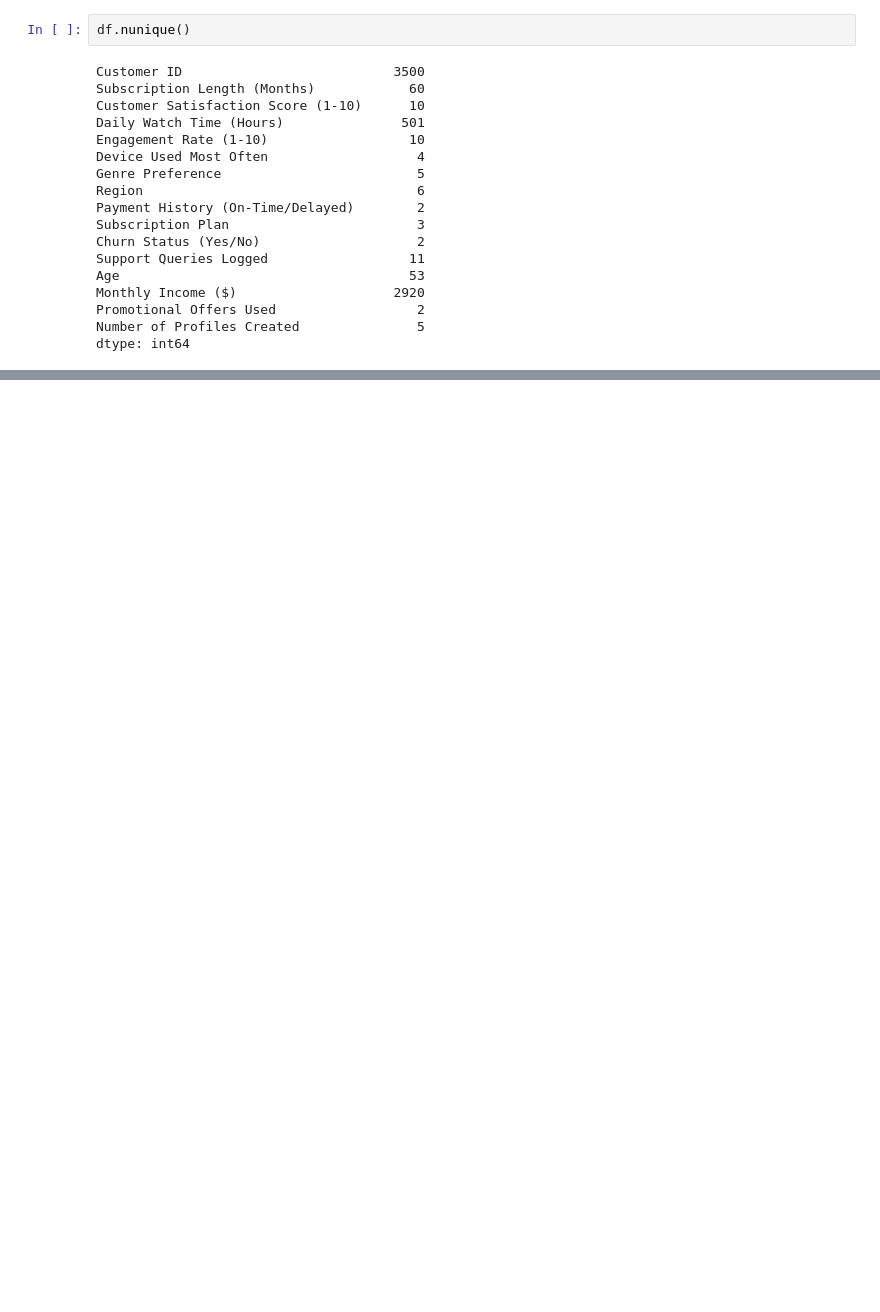
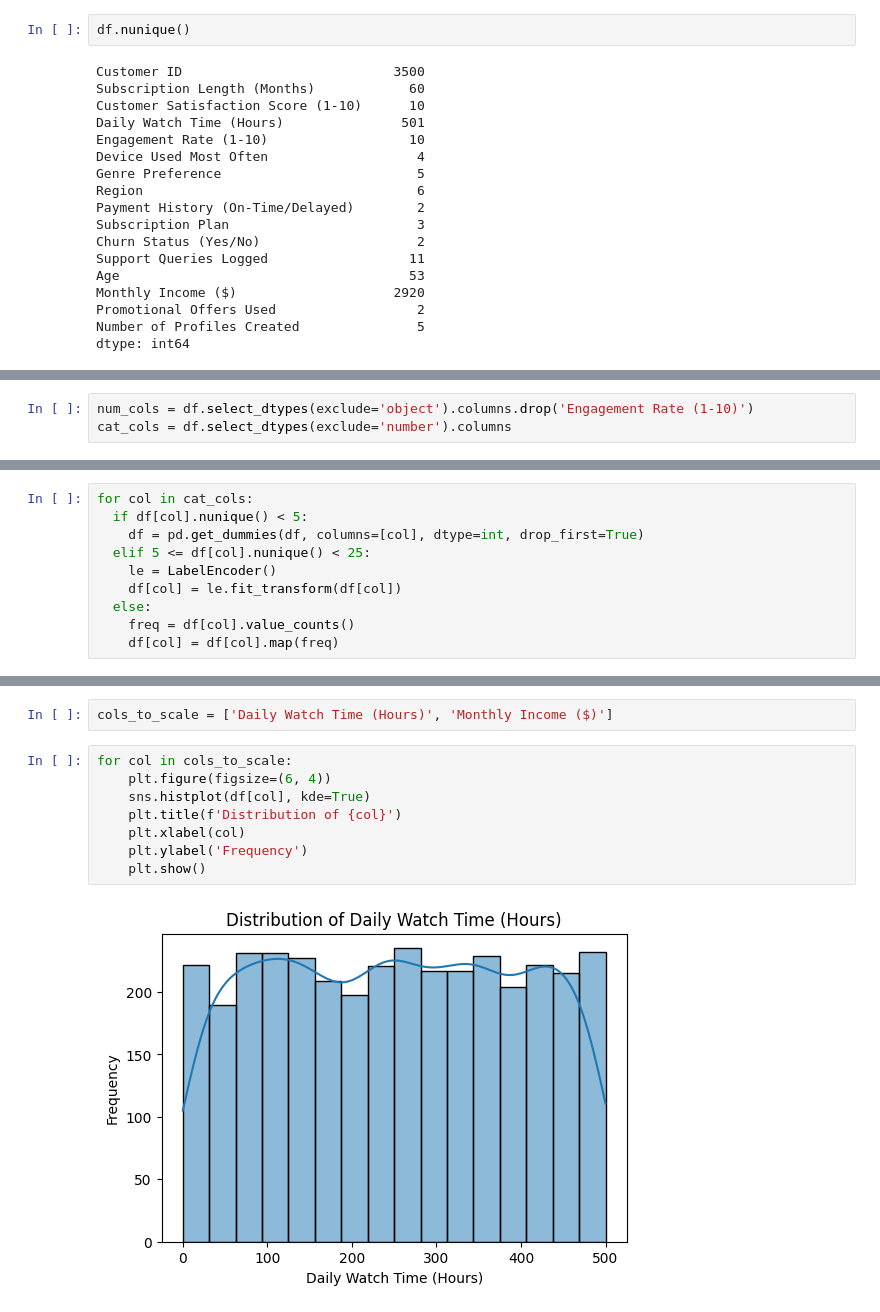
Before and after one commit to saidabroor/AI-Assignments, a Jupyter notebook: 2nd-month_b/10th-lesson_b/practice.ipynb, the cells around one changed output, grey strips where cells are left out. Saved outputs shown, nothing was run; the diff lists cells and outputs as text; blank space fills up the shorter version.

```diff
--- a/2nd-month_b/10th-lesson_b/practice.ipynb
+++ b/2nd-month_b/10th-lesson_b/practice.ipynb
@@ -85,0 +81,3 @@ Name: count, dtype: int64
+# %%
+num_cols = df.select_dtypes(exclude='object').columns.drop('Engagement Rate (1-10)')
+cat_cols = df.select_dtypes(exclude='number').columns
@@ -85,0 +162,10 @@ Name: count, dtype: int64
+# %%
+for col in cat_cols:
+  if df[col].nunique() < 5:
+    df = pd.get_dummies(df, columns=[col], dtype=int, drop_first=True)
+  elif 5 <= df[col].nunique() < 25:
+    le = LabelEncoder()
+    df[col] = le.fit_transform(df[col])
+  else:
+    freq = df[col].value_counts()
+    df[col] = df[col].map(freq)
@@ -85,0 +201,12 @@ Name: count, dtype: int64
+# %%
+cols_to_scale = ['Daily Watch Time (Hours)', 'Monthly Income ($)']
+# %%
+for col in cols_to_scale:
+    plt.figure(figsize=(6, 4))
+    sns.histplot(df[col], kde=True)
+    plt.title(f'Distribution of {col}')
+    plt.xlabel(col)
+    plt.ylabel('Frequency')
+    plt.show()
+# %% [output]
+[figure, added]
```
Also changed, not shown: parts of 24 cells of this notebook.
